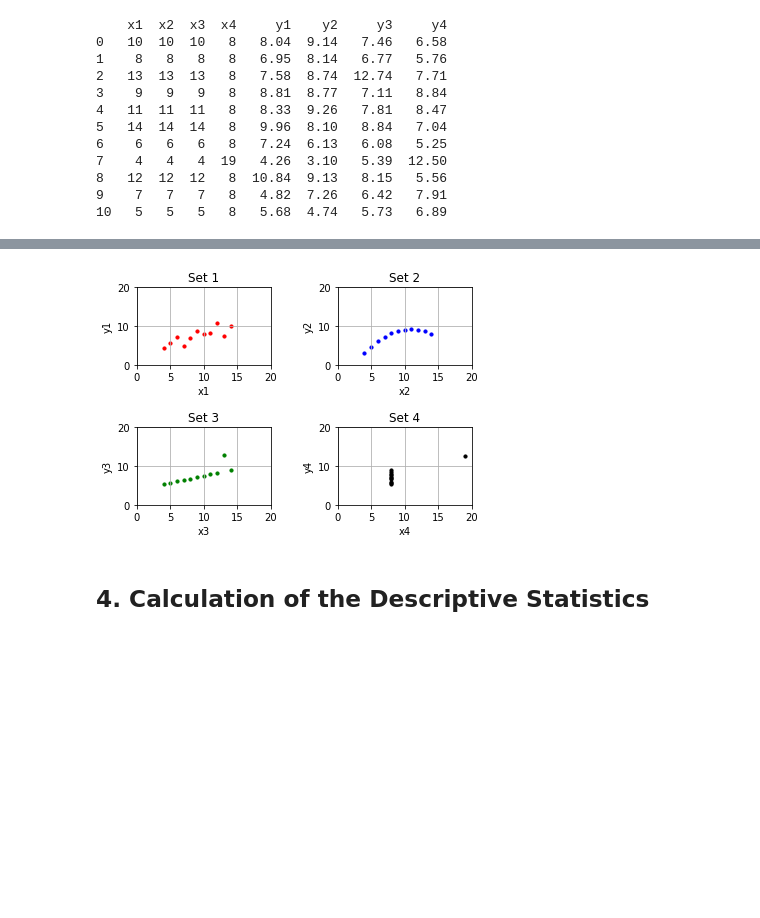
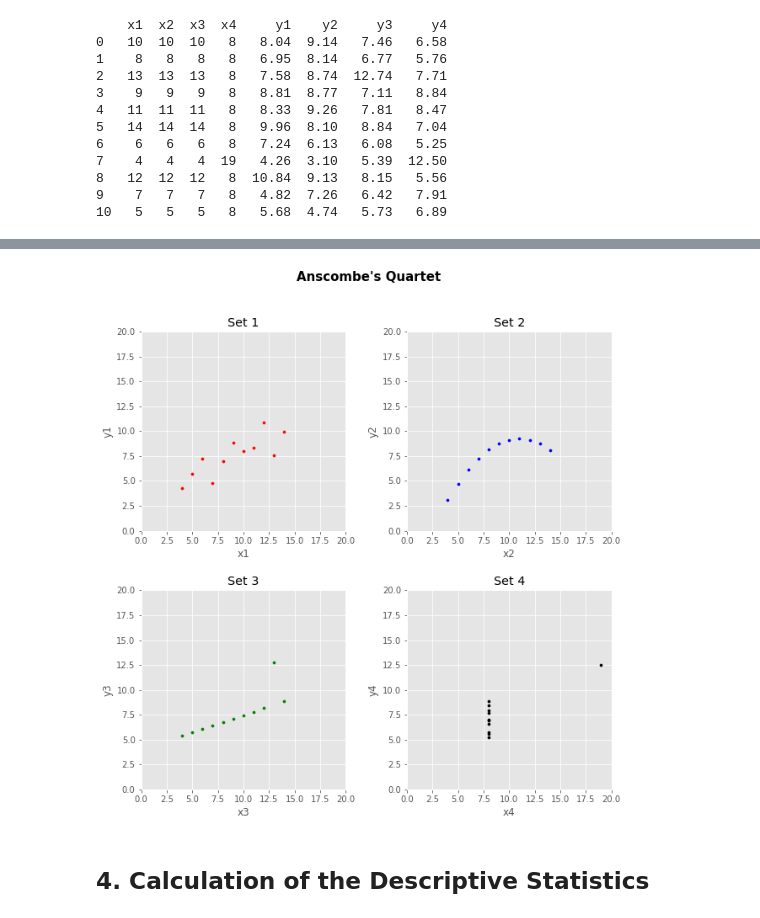
Before and after one commit to shkyler/gmit-foda-exercises, a Jupyter notebook: anscombes.ipynb, the cells around one changed output, grey strips where cells are left out. Saved outputs shown, nothing was run; the diff lists cells and outputs as text; code cells hidden in the pictures; blank space fills up the shorter version.

Commit message:
tidied up initial plots

```diff
--- a/anscombes.ipynb
+++ b/anscombes.ipynb
@@ -90,30 +90,35 @@ The data set has been loaded and checked, so the next step is to plot the data.
 # %%
+# Add a title to the plot
+plt.suptitle("Anscombe's Quartet", fontsize=15, fontweight='bold')
+# Tidy up the plots - use more modern formatting (https://matplotlib.org/users/style_sheets.html)
+plt.style.use('ggplot')
 
-
+# Resize the plotting window to make it easier to read (https://stackoverflow.com/questions/36367986/how-to-make-inline-plots-in-jupyter-notebook-larger)
+plt.rcParams['figure.figsize'] = [10, 10]
 
 # Plot Set 1
 plt.subplot(2, 2, 1, xlim=(0,20), ylim=(0,20), xlabel=('x1'), ylabel=('y1'), title='Set 1')
 plt.scatter(df['x1'], df['y1'],c='red', label='Set 1', s=10)
 plt.grid(True)
+
 # Plot Set 2
 plt.subplot(2, 2, 2,xlim=(0,20), ylim=(0,20), xlabel=('x2'), ylabel=('y2'),title='Set 2')
 plt.scatter(df['x2'], df['y2'],c='blue', label='Set 2', s=10)
 plt.grid(True)
 # Plot Set 3
 plt.subplot(2, 2, 3,xlim=(0,20), ylim=(0,20), xlabel=('x3'), ylabel=('y3'), title='Set 3')
 plt.scatter(df['x3'], df['y3'],c='green', label='Set 3', s=10)
 plt.grid(True)
 # Plot Set 4
 plt.subplot(2, 2, 4,xlim=(0,20), ylim=(0,20), xlabel=('x4'), ylabel=('y4'), title='Set 4')
 plt.scatter(df['x4'], df['y4'],c='black', label='Set 4', s=10)
 plt.grid(True)
 
-
 # Format the spacing between the 4 plots
-plt.subplots_adjust(wspace=0.5, hspace=0.8)
+plt.subplots_adjust(wspace=0.3, hspace=0.3)
 plt.show()
 # %% [output]
-[figure, old version]
+[figure, new version]
 # %% [markdown]
 ## 4. Calculation of the Descriptive Statistics
 # %% [markdown]
```
Also changed, not shown: parts of 3 cells of this notebook.
